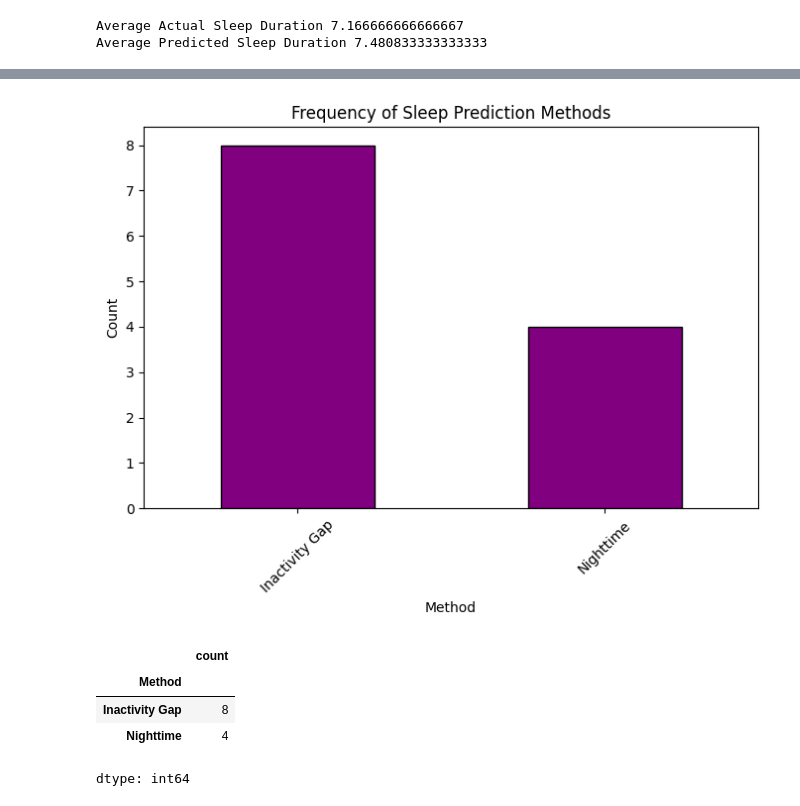
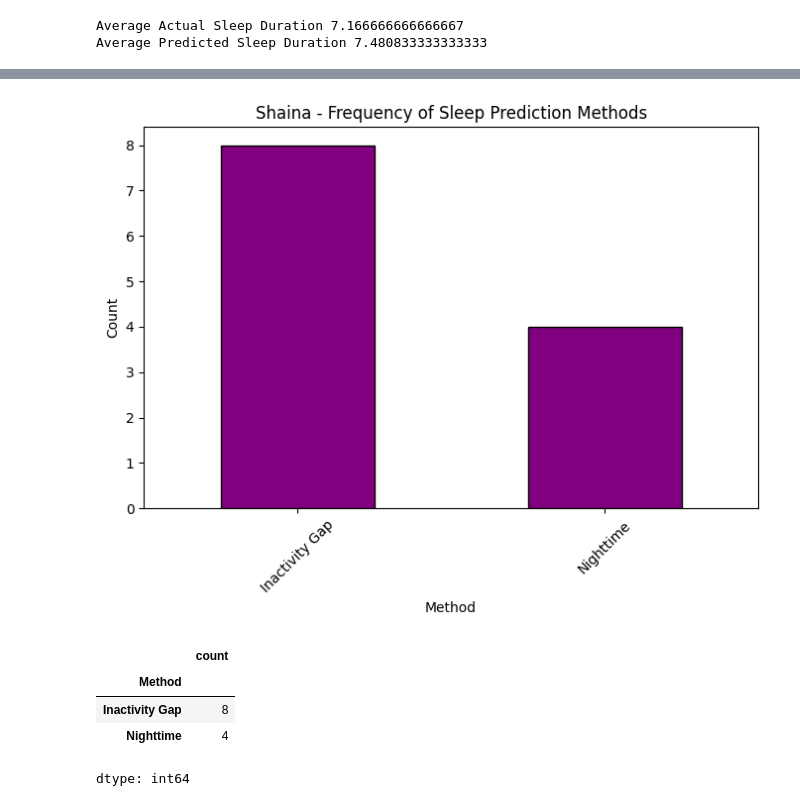
Before and after one commit to jellydaniellie/cs6501-project, a Jupyter notebook: DataVisualization.ipynb, the cells around one changed output, grey strips where cells are left out. Drawn from its saved outputs; the diff is of its cells as text; code cells hidden in the pictures.

```diff
--- a/DataVisualization.ipynb
+++ b/DataVisualization.ipynb
@@ -249,20 +249,20 @@ Nighttime        34.0 -1.757059  3.004463 -6.09 -3.9975 -1.87  0.790  4.80
 # %%
 # Count occurrences of each method
 method_counts = df_shaina['Method'].value_counts()
 
 # Plot method distribution
 plt.figure(figsize=(8, 5))
 method_counts.plot(kind='bar', color='purple', edgecolor='black')
 plt.xlabel("Method")
 plt.ylabel("Count")
-plt.title("Frequency of Sleep Prediction Methods")
+plt.title("Shaina - Frequency of Sleep Prediction Methods")
 plt.xticks(rotation=45)
 plt.show()
 
 # Display the most common method
 method_counts
 # %% [output]
-[figure, old version]
+[figure, new version]
 |  | count |
 | Method |  |
 | Inactivity Gap | 8 |
```
Also changed, not shown: parts of 7 cells of this notebook.
